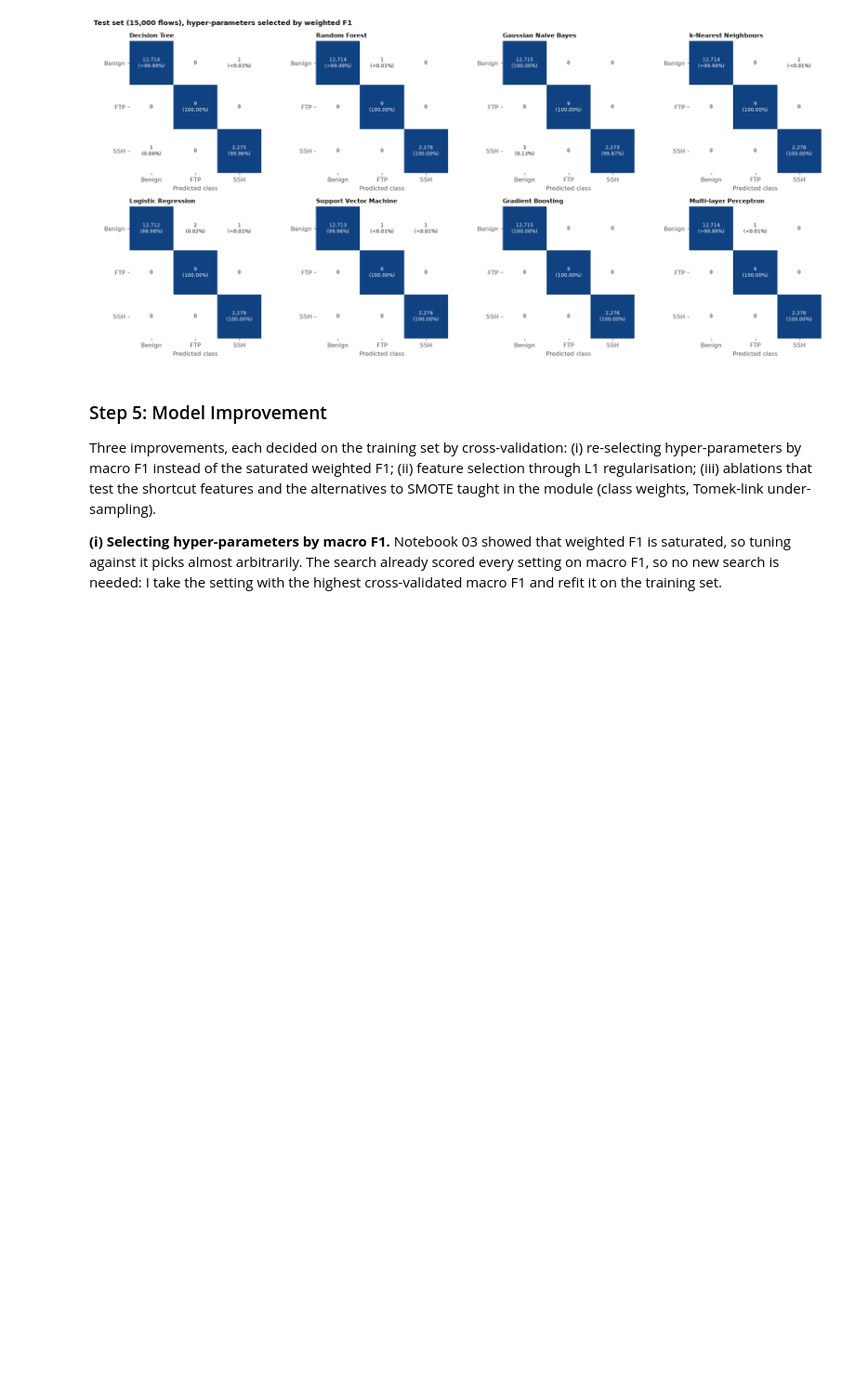
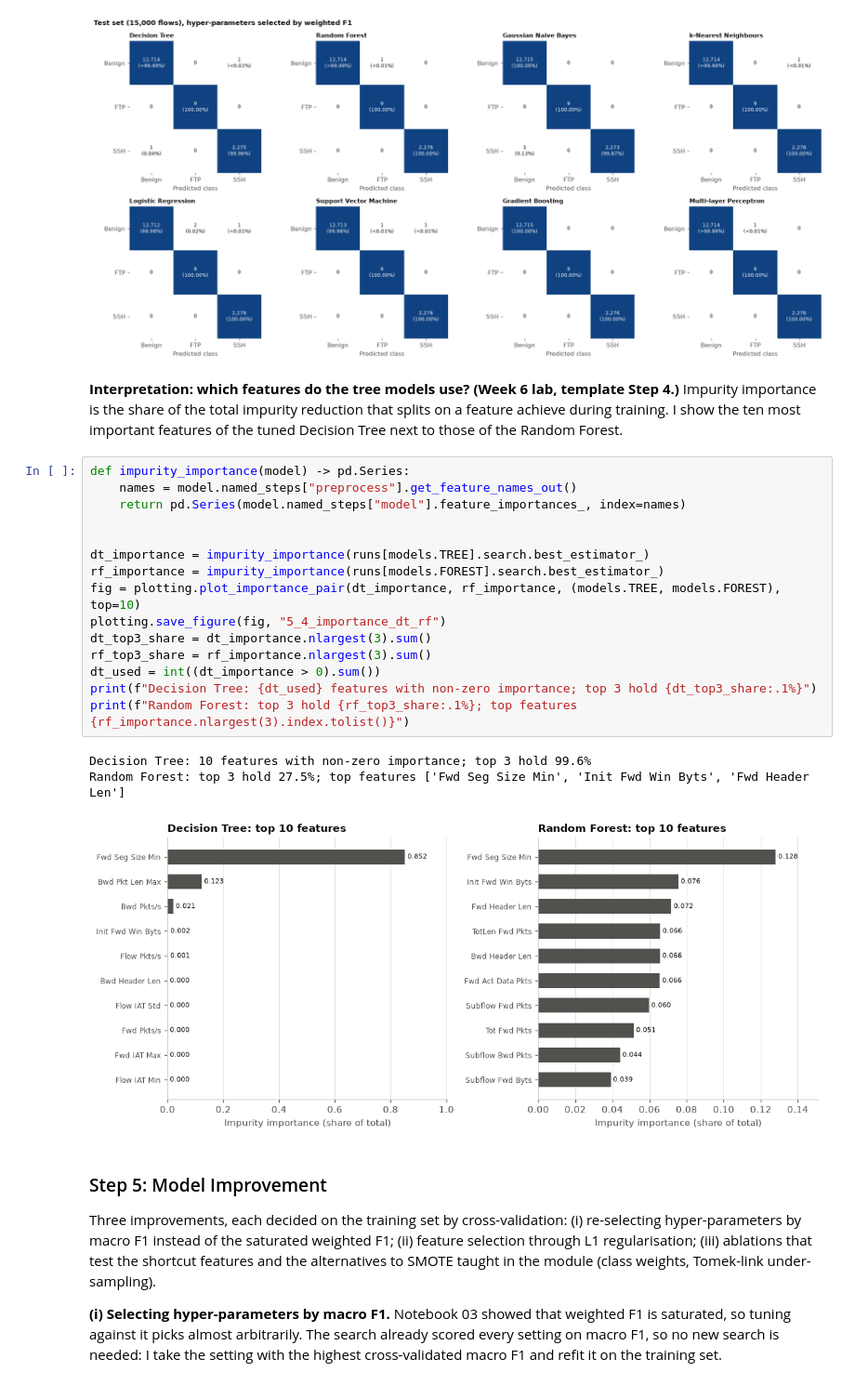
Before and after one commit to NguyenThanhPhucne/Artificial-Intelligence-and-Machine-Learning, a Jupyter notebook: notebooks/04_evaluation.ipynb, the cells around one changed output. Shown at 93% size. Cells and saved outputs as stored; diff of their text form; blank space fills up the shorter version.

```diff
--- a/notebooks/04_evaluation.ipynb
+++ b/notebooks/04_evaluation.ipynb
@@ -209,6 +213,29 @@ SSH-Bruteforce     1.0000    1.0000    1.0000      2276
   weighted avg     0.9998    0.9998    0.9998     15000
 [figure]
 [figure]
+# %% [markdown]
+**Interpretation: which features do the tree models use? (Week 6 lab, template Step 4.)** Impurity importance is the
+share of the total impurity reduction that splits on a feature achieve during training. I show the ten most important
+features of the tuned Decision Tree next to those of the Random Forest.
+# %%
+def impurity_importance(model) -> pd.Series:
+    names = model.named_steps["preprocess"].get_feature_names_out()
+    return pd.Series(model.named_steps["model"].feature_importances_, index=names)
+
+
+dt_importance = impurity_importance(runs[models.TREE].search.best_estimator_)
+rf_importance = impurity_importance(runs[models.FOREST].search.best_estimator_)
+fig = plotting.plot_importance_pair(dt_importance, rf_importance, (models.TREE, models.FOREST), top=10)
+plotting.save_figure(fig, "5_4_importance_dt_rf")
+dt_top3_share = dt_importance.nlargest(3).sum()
+rf_top3_share = rf_importance.nlargest(3).sum()
+dt_used = int((dt_importance > 0).sum())
+print(f"Decision Tree: {dt_used} features with non-zero importance; top 3 hold {dt_top3_share:.1%}")
+print(f"Random Forest: top 3 hold {rf_top3_share:.1%}; top features {rf_importance.nlargest(3).index.tolist()}")
+# %% [output]
+Decision Tree: 10 features with non-zero importance; top 3 hold 99.6%
+Random Forest: top 3 hold 27.5%; top features ['Fwd Seg Size Min', 'Init Fwd Win Byts', 'Fwd Header Len']
+[figure, added]
 # %% [markdown]
 ### Step 5: Model Improvement
 
```
Also changed, not shown: parts of 15 cells of this notebook, 43 other files.
